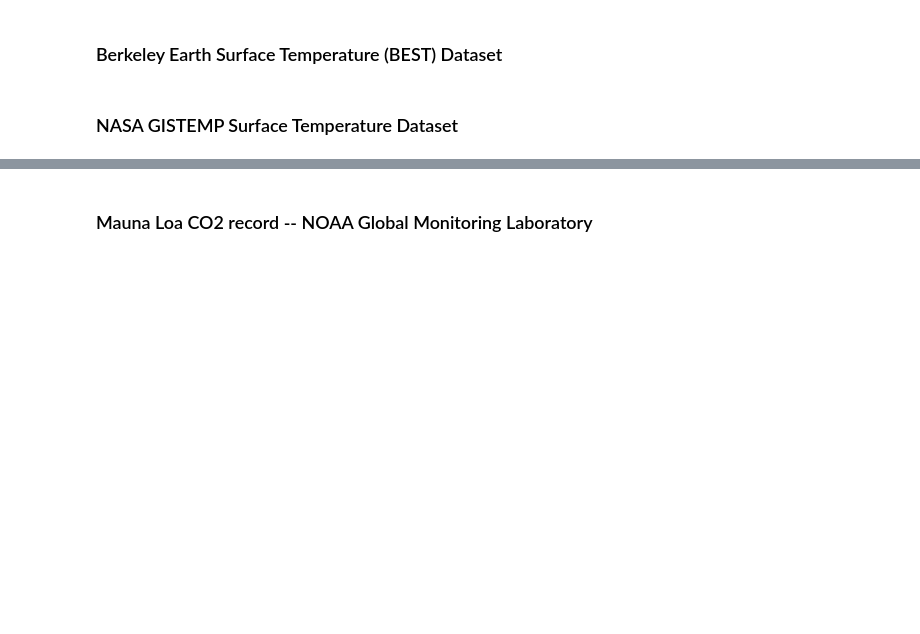
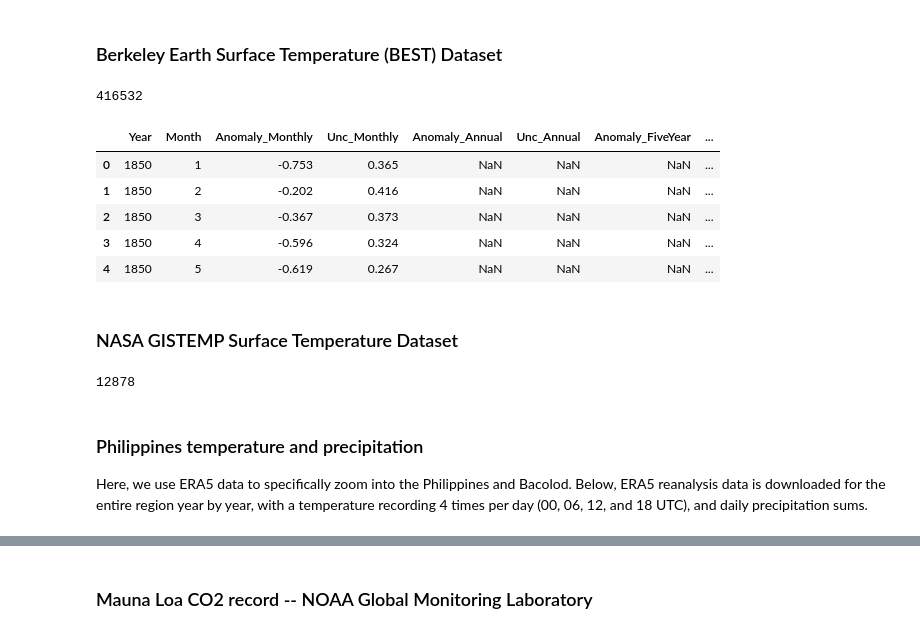
Before and after one commit to Cas-Dec/USLS-Workshop, a Jupyter notebook: behind-the-scenes/day1_bts.ipynb, the cells around one changed output, grey strips where cells are left out. Saved outputs shown, nothing was run; the diff lists cells and outputs as text; code cells hidden in the pictures; blank space fills up the shorter version.

```diff
--- a/behind-the-scenes/day1_bts.ipynb
+++ b/behind-the-scenes/day1_bts.ipynb
@@ -14,22 +14,37 @@ for d in [RAW, PROCESSED]:
 # %% [markdown]
 ### Berkeley Earth Surface Temperature (BEST) Dataset
 # %%
-import pandas as pd
-import requests
-
-url = "https://berkeleyearth.lbl.gov/auto/Global/Complete_TAVG_complete.txt"
-
-out_path = RAW / "berkeley_earth_global_temp.txt"
+url = "https://berkeley-earth-temperature.s3.us-west-1.amazonaws.com/Global/Land_and_Ocean_complete.txt"
+out_path = RAW_DIR / "berkeley_earth_global_temp.txt"
 
 r = requests.get(url)
-out_path.write_text(r.text)
+
+# uncomment to download:
+#out_path.write_text(r.text)
+# %% [output]
+416532
 # %%
-import pandas as pd
+# Define the columns based on Berkeley Earth's documentation
+columns = [
+    "Year", "Month", "Anomaly_Monthly", "Unc_Monthly",
+    "Anomaly_Annual", "Unc_Annual", "Anomaly_FiveYear", "Unc_FiveYear",
+    "Anomaly_TenYear", "Unc_TenYear", "Anomaly_TwentyYear", "Unc_TwentyYear"
+]
 
 df = pd.read_csv(
-    RAW / "berkeley_earth_global_temp.txt",
-    skiprows=59,   # header offset in BEST files
-    sep=r"\s+"
+    RAW_DIR / "berkeley_earth_global_temp.txt",
+    comment="%",              # Ignores all the header text lines starting with %
+    sep=r"\s+",              # Handles variable whitespace spacing between numbers
+    header=None,             # The file doesn't have a standard row header
+    names=columns,           # Assigns our clean column names
+    nrows=2100               # Optional: Reads only up to the first data block
 )
 
 df.head()
+# %% [output]
+|  | Year | Month | Anomaly_Monthly | Unc_Monthly | Anomaly_Annual | Unc_Annual | Anomaly_FiveYear | ... |
+| 0 | 1850 | 1 | -0.753 | 0.365 | NaN | NaN | NaN | ... |
+| 1 | 1850 | 2 | -0.202 | 0.416 | NaN | NaN | NaN | ... |
+| 2 | 1850 | 3 | -0.367 | 0.373 | NaN | NaN | NaN | ... |
+| 3 | 1850 | 4 | -0.596 | 0.324 | NaN | NaN | NaN | ... |
+| 4 | 1850 | 5 | -0.619 | 0.267 | NaN | NaN | NaN | ... |
@@ -41,9 +52,10 @@ df_year.to_csv(PROCESSED / "best_global_yearly.csv", index=False)
 ### NASA GISTEMP Surface Temperature Dataset
 # %%
 gistemp_url = "https://data.giss.nasa.gov/gistemp/tabledata_v4/GLB.Ts+dSST.csv"
+gistemp_raw = RAW_DIR / "gistemp_global.csv"
 
-gistemp_raw = RAW / "gistemp_global.csv"
-
-import requests
-gistemp_raw.write_text(requests.get(gistemp_url).text)
+# uncomment to download:
+#gistemp_raw.write_text(requests.get(gistemp_url).text)
+# %% [output]
+12878
 # %%
@@ -63,0 +74,3 @@ gistemp_yearly.to_csv(PROCESSED / "gistemp_global_yearly.csv", index=False)
+# %% [markdown]
+### Philippines temperature and precipitation
+Here, we use ERA5 data to specifically zoom into the Philippines and Bacolod. Below, ERA5 reanalysis data is downloaded for the entire region year by year, with a temperature recording 4 times per day (00, 06, 12, and 18 UTC), and daily precipitation sums.
```
Also changed, not shown: parts of 14 cells of this notebook, 14 other files.
